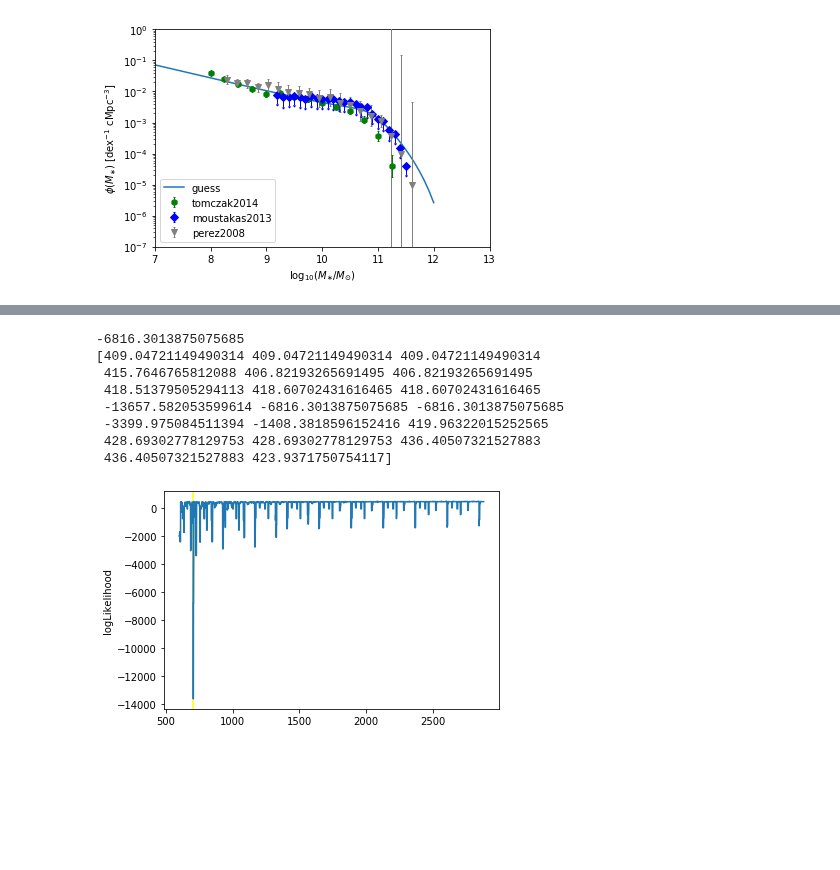
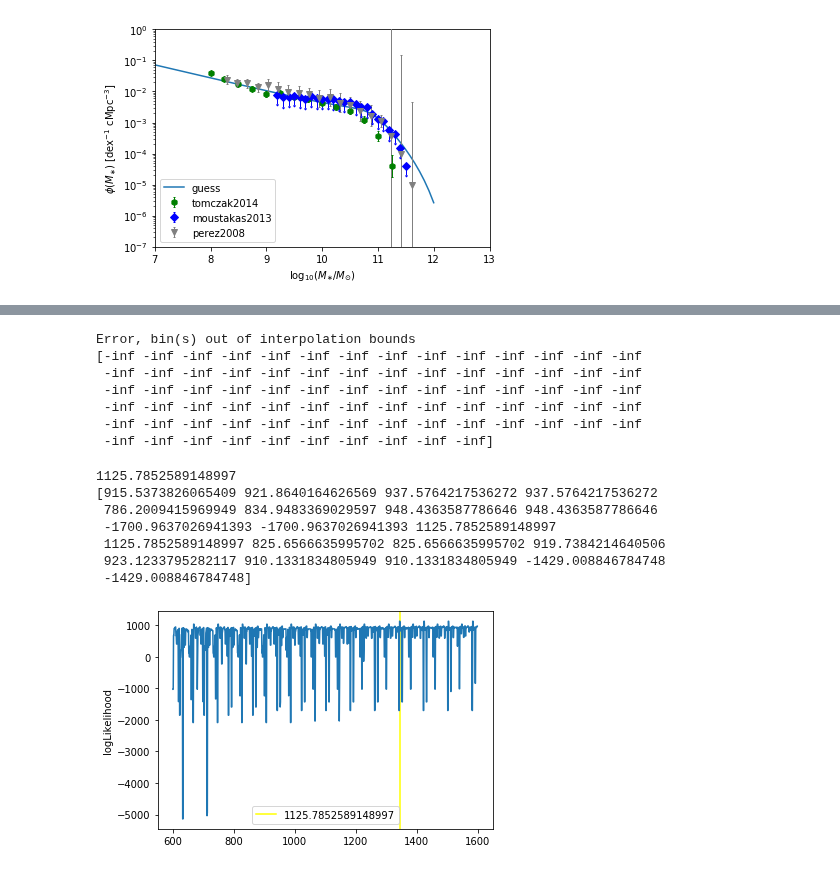
Before and after one commit to eklem1/GalaxySim, a Jupyter notebook: SMF_fit.ipynb, the cells around one changed output, grey strips where cells are left out. Cells and saved outputs as stored; diff of their text form; code cells hidden in the pictures; blank space fills up the shorter version.

```diff
--- a/SMF_fit.ipynb
+++ b/SMF_fit.ipynb
@@ -193,9 +208,8 @@ fitter.run('MCMC_files/smftest_cal', burn=5, steps=45, save_freq=1, clobber=True
 # %%
 # anl = ares.analysis.ModelSet('MCMC_files/smftest_cal1_07_08')
 # anl = ares.analysis.ModelSet('MCMC_files/smf_run5_07_08')
-# anl = ares.analysis.ModelSet('..\Cedar/test/test1')
-anl = ares.analysis.ModelSet('../Cedar/savedFits/smf_16_07_13-17_5.0')
-
+anl = ares.analysis.ModelSet('..\Cedar/test/test2')
+# anl = ares.analysis.ModelSet('../Cedar/savedFits/smf_16_07_13-17_5.0')
 
 
 labels = \
@@ -462,29 +481,41 @@ NameError: name 'pars' is not defined
+# %%
+ls_mean = pop_mean.StellarMassFunction(z, Ms)
+
+pop_mean.SMHM(1)
+print(ls_mean)
+# %% [output]
+Error, bin(s) out of interpolation bounds
+[-inf -inf -inf -inf -inf -inf -inf -inf -inf -inf -inf -inf -inf -inf
+ -inf -inf -inf -inf -inf -inf -inf -inf -inf -inf -inf -inf -inf -inf
+ -inf -inf -inf -inf -inf -inf -inf -inf -inf -inf -inf -inf -inf -inf
+ -inf -inf -inf -inf -inf -inf -inf -inf -inf -inf -inf -inf -inf -inf
+ -inf -inf -inf -inf -inf -inf -inf -inf -inf -inf -inf -inf -inf -inf
+ -inf -inf -inf -inf -inf -inf -inf -inf -inf -inf]
 # %%
 ticks = np.linspace(0, len(anl.logL)-1, len(anl.logL))
 
 xstart = 600
 
-maxL = anl.logL[706]
+maxL = anl.logL[1344]
 
-print(anl.logL[706])
-print(anl.logL[706-10:706+10])
+print(anl.logL[1344])
+print(anl.logL[1344-10:1344+10])
 
-pl.axvline(x=706, color="yellow", label=str(maxL))
+pl.axvline(x=1344, color="yellow", label=str(maxL))
 
 pl.plot(ticks[xstart:], anl.logL[xstart:])
 # pl.plot(ticks, anl.logL)
 pl.ylabel("logLikelihood")
 
 # pl.ylim(-500,)
-# pl.legend()
+pl.legend()
 pl.show()
 # %% [output]
--6816.3013875075685
-[409.04721149490314 409.04721149490314 409.04721149490314
- 415.7646765812088 406.82193265691495 406.82193265691495
- 418.51379505294113 418.60702431616465 418.60702431616465
- -13657.582053599614 -6816.3013875075685 -6816.3013875075685
- -3399.975084511394 -1408.3818596152416 419.96322015252565
- 428.69302778129753 428.69302778129753 436.40507321527883
- 436.40507321527883 423.9371750754117]
+1125.7852589148997
+[915.5373826065409 921.8640164626569 937.5764217536272 937.5764217536272
+ 786.2009415969949 834.9483369029597 948.4363587786646 948.4363587786646
+ -1700.9637026941393 -1700.9637026941393 1125.7852589148997
+ 1125.7852589148997 825.6566635995702 825.6566635995702 919.7384214640506
+ 923.1233795282117 910.1331834805949 910.1331834805949 -1429.008846784748
+ -1429.008846784748]
-[figure, old version]
+[figure, new version]
```
Also changed, not shown: parts of 13 cells of this notebook, 2 other files.
